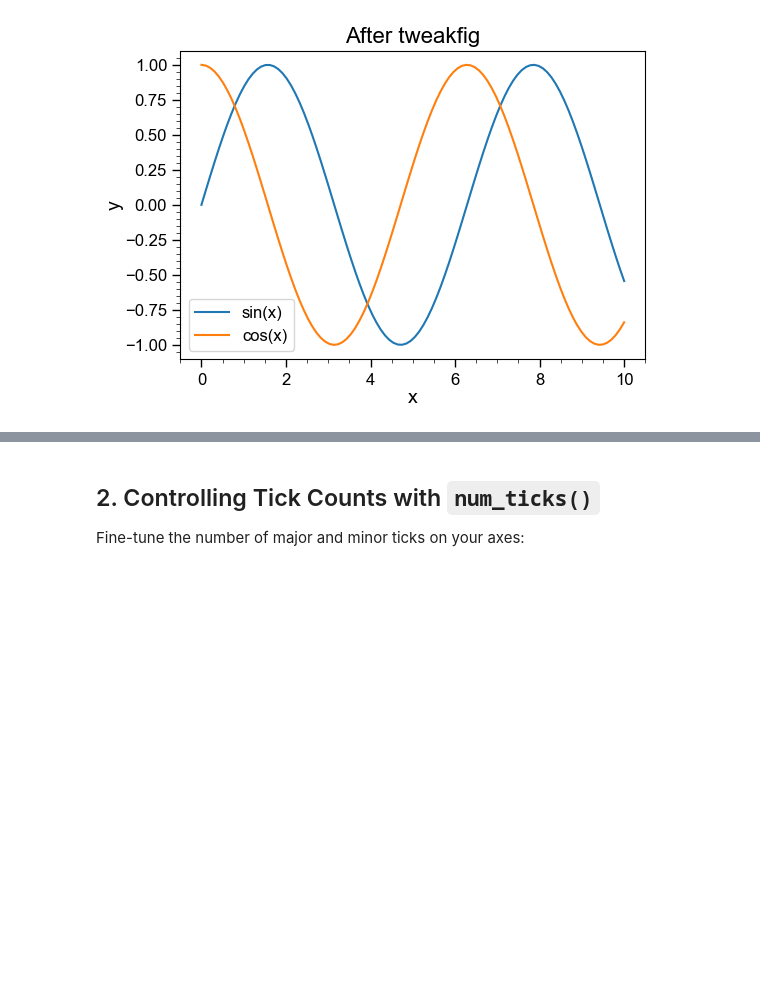
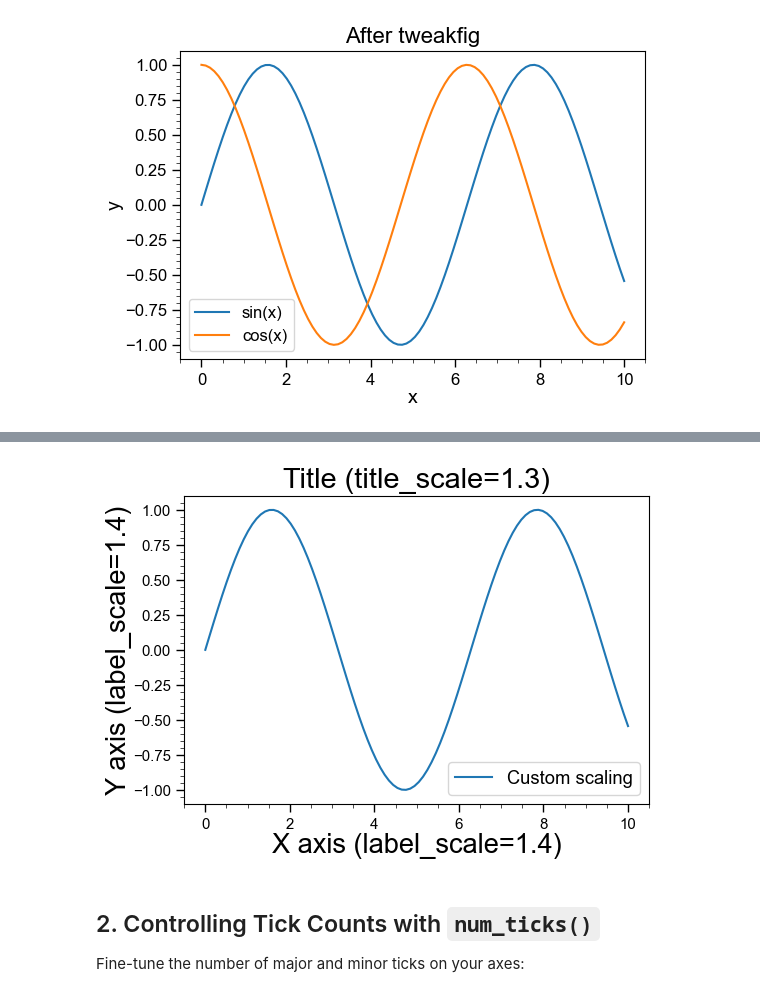
Before and after one commit to amplipy/tweakfig, a Jupyter notebook: examples/usage_examples.ipynb, the cells around one changed output, grey strips where cells are left out. Cells and saved outputs as stored; diff of their text form; code cells hidden in the pictures; blank space fills up the shorter version.

```diff
--- a/examples/usage_examples.ipynb
+++ b/examples/usage_examples.ipynb
@@ -88,3 +94,22 @@ plt.show()
+# %%
+# Example 2: Fine-grained control - different scales for different elements
+tfp.Pretty(
+    font_scale=1.0,      # Base scale
+    label_scale=1.4,     # Larger axis labels
+    tick_scale=0.9,      # Smaller tick numbers
+    legend_scale=1.1,    # Slightly larger legend
+    title_scale=1.3      # Larger title
+)
+
+fig, ax = plt.subplots(figsize=(6, 4))
+ax.plot(x, np.sin(x), label='Custom scaling')
+ax.set_xlabel('X axis (label_scale=1.4)')
+ax.set_ylabel('Y axis (label_scale=1.4)')
+ax.set_title('Title (title_scale=1.3)')
+ax.legend()
+plt.show()
+# %% [output]
+[figure, added]
 # %%
 # Reset to default styling for rest of examples
 tfp.Pretty()
```
Also changed, not shown: parts of 15 cells of this notebook, 7 other files.
